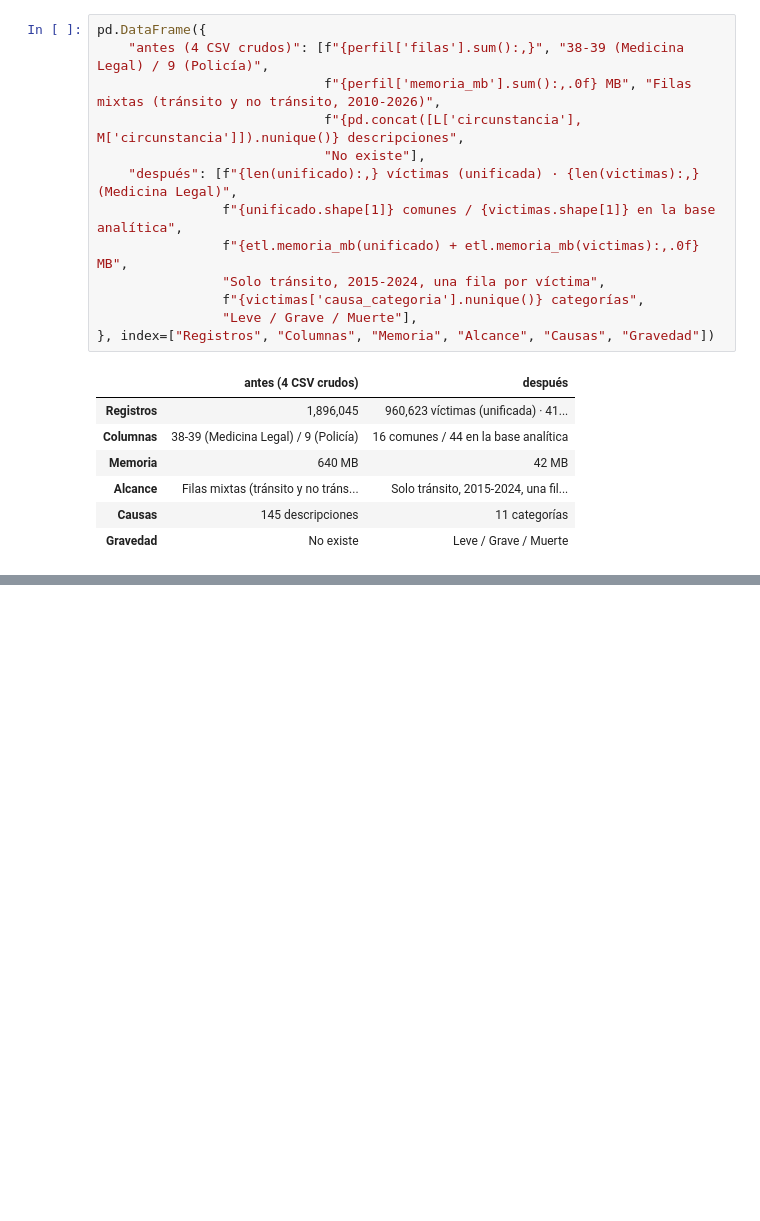
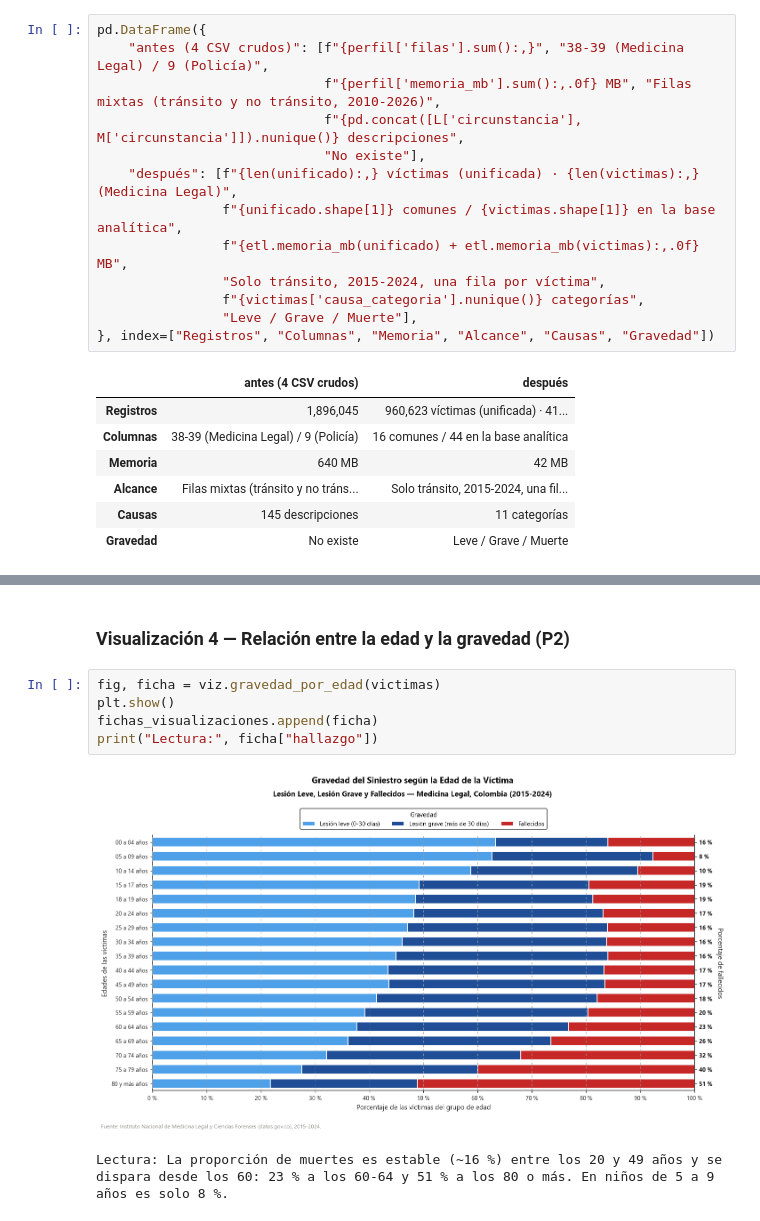
Before and after one commit to ingjuancrojasl-crypto/Rojas_Juan_BigData_ProyectoFinal, a Jupyter notebook: notebooks/Rojas_Juan_BigData_ProyectoFinal.ipynb, the cells around one changed output, grey strips where cells are left out. Cells and saved outputs as stored; diff of their text form; blank space fills up the shorter version.

```diff
--- a/notebooks/Rojas_Juan_BigData_ProyectoFinal.ipynb
+++ b/notebooks/Rojas_Juan_BigData_ProyectoFinal.ipynb
@@ -783,0 +924,10 @@ pd.DataFrame({
+# %% [markdown]
+### Visualización 4 — Relación entre la edad y la gravedad (P2)
+# %%
+fig, ficha = viz.gravedad_por_edad(victimas)
+plt.show()
+fichas_visualizaciones.append(ficha)
+print("Lectura:", ficha["hallazgo"])
+# %% [output]
+[figure, added]
+Lectura: La proporción de muertes es estable (~16 %) entre los 20 y 49 años y se dispara desde los 60: 23 % a los 60-64 y 51 % a los 80 o más. En niños de 5 a 9 años es solo 8 %.
```
Also changed, not shown: parts of 30 cells of this notebook.
